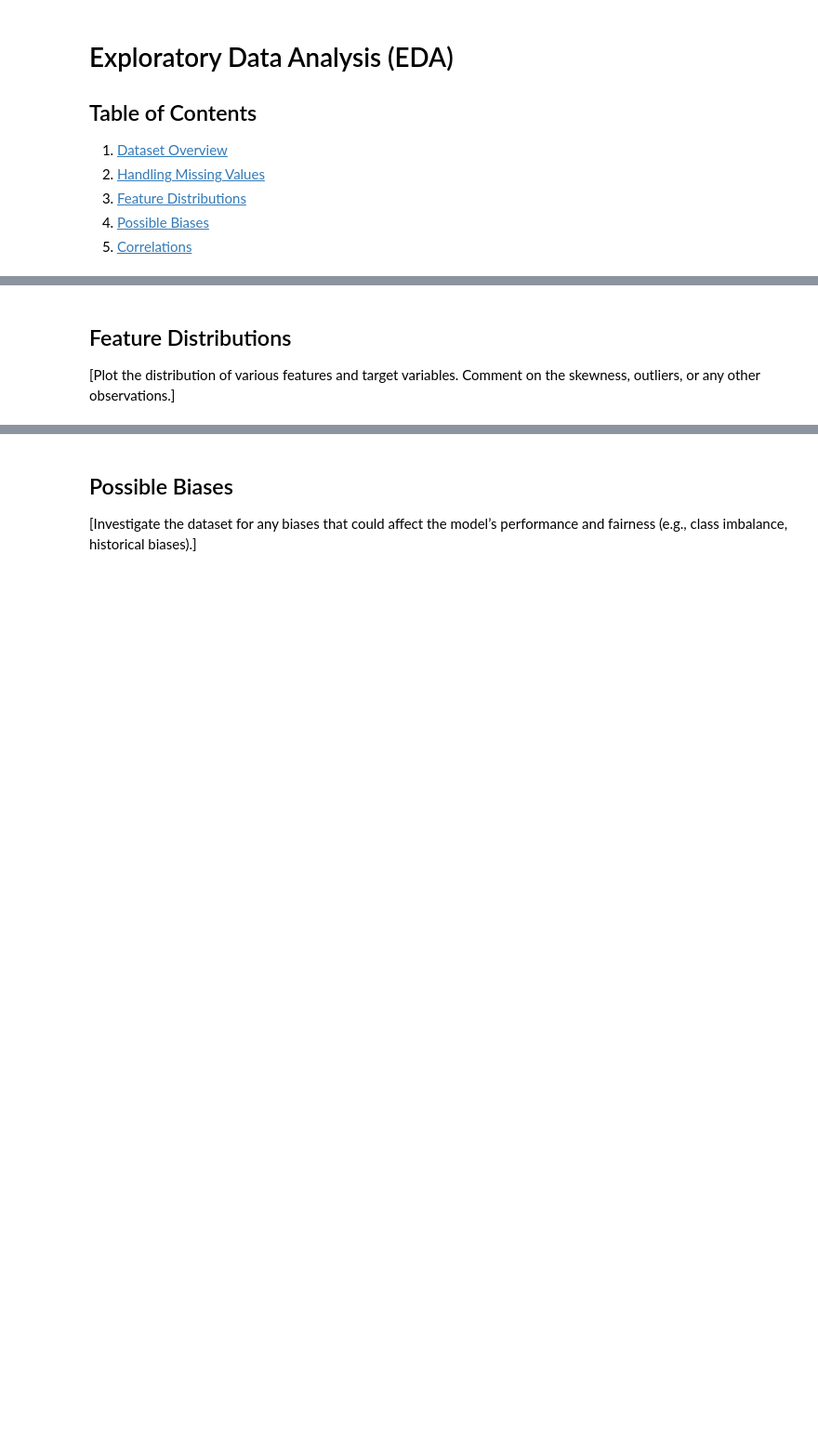
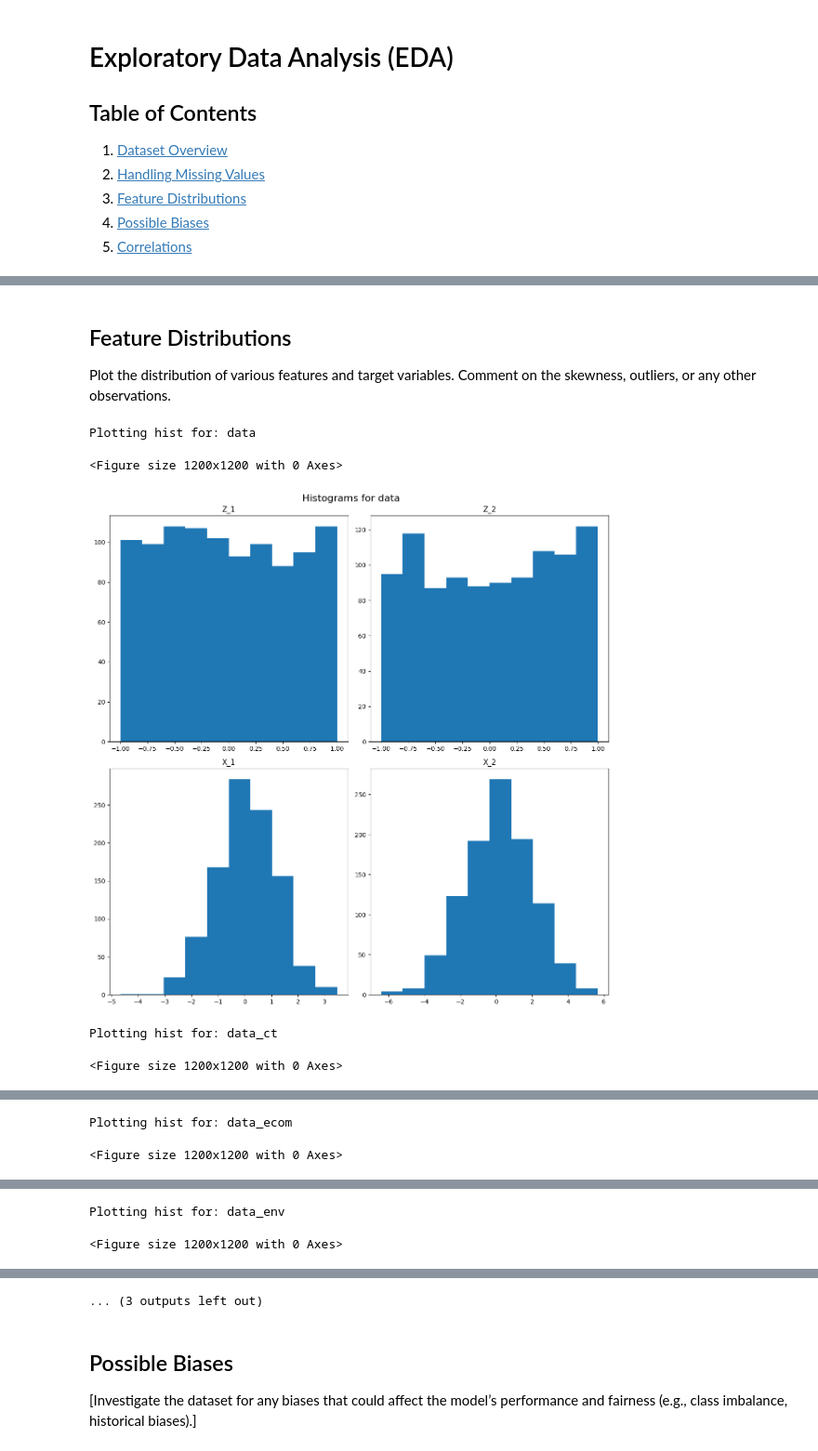
Before and after one commit to irisyyl/Casual_Inference_causal_direction_iv, a Jupyter notebook: 1_DatasetCharacteristics/exploratory_data_analysis.ipynb, the cells around one changed output, grey strips where cells are left out. Shown at 93% size. Saved outputs shown, nothing was run; the diff lists cells and outputs as text; code cells hidden in the pictures; blank space fills up the shorter version.

```diff
--- a/1_DatasetCharacteristics/exploratory_data_analysis.ipynb
+++ b/1_DatasetCharacteristics/exploratory_data_analysis.ipynb
@@ -77,0 +110,13 @@ missing_values
+# %%
+# Check for missing values
+for name, df in datasets.items():
+    print(f"\n==== {name} ====")
+
+    # missing values per column
+    mv = df.isnull().sum()
+    print("\nMissing values per column:")
+    print(mv)
+
+    # total missing
+    total_mv = mv.sum()
+    print("Total missing values:", total_mv)
@@ -78,8 +141,19 @@ missing_values
 # %% [markdown]
 ## Feature Distributions
 
-[Plot the distribution of various features and target variables. Comment on the skewness, outliers, or any other observations.]
+Plot the distribution of various features and target variables. Comment on the skewness, outliers, or any other observations.
 # %%
-# Example: Plotting histograms of all numerical features
-df.hist(figsize=(12, 12))
-plt.show()
+# Plotting histograms of all numerical features
+for name, df in datasets.items():
+    print(f"\nPlotting hist for: {name}")
+    plt.figure(figsize=(12, 12))
+    df.hist(figsize=(12, 12), grid=False)
+    plt.suptitle(f"Histograms for {name}", fontsize=16)
+    plt.tight_layout()
+    plt.show()
+# %% [output]
+Plotting hist for: data
+<Figure size 1200x1200 with 0 Axes>
+[figure, added]
+Plotting hist for: data_ct
+<Figure size 1200x1200 with 0 Axes>
@@ -85,0 +161,2 @@ plt.show()
+Plotting hist for: data_ecom
+<Figure size 1200x1200 with 0 Axes>
@@ -85,0 +164,2 @@ plt.show()
+Plotting hist for: data_env
+<Figure size 1200x1200 with 0 Axes>
@@ -86,3 +167,4 @@ plt.show()
+... (3 outputs left out)
 # %% [markdown]
 ## Possible Biases
 
```
Also changed, not shown: parts of 17 cells of this notebook, 4 other files.
